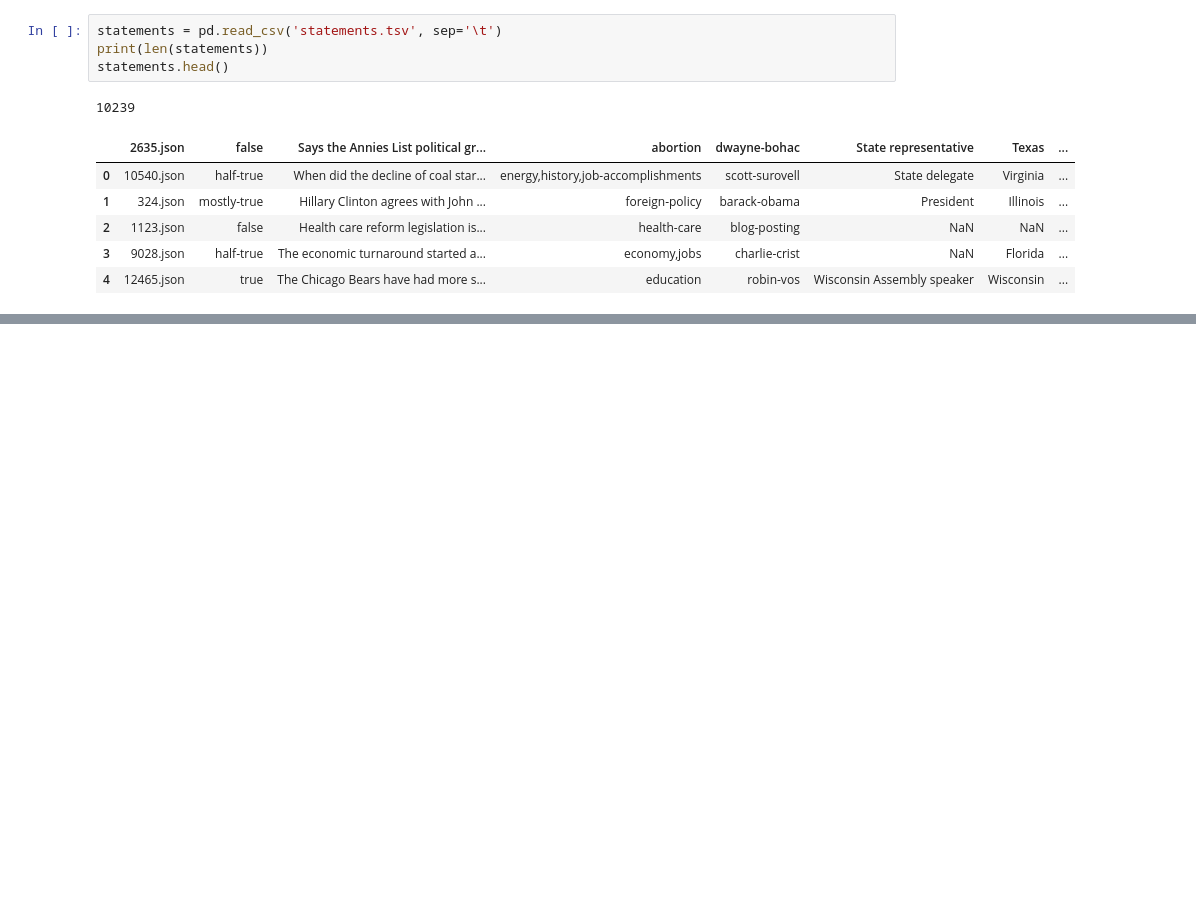
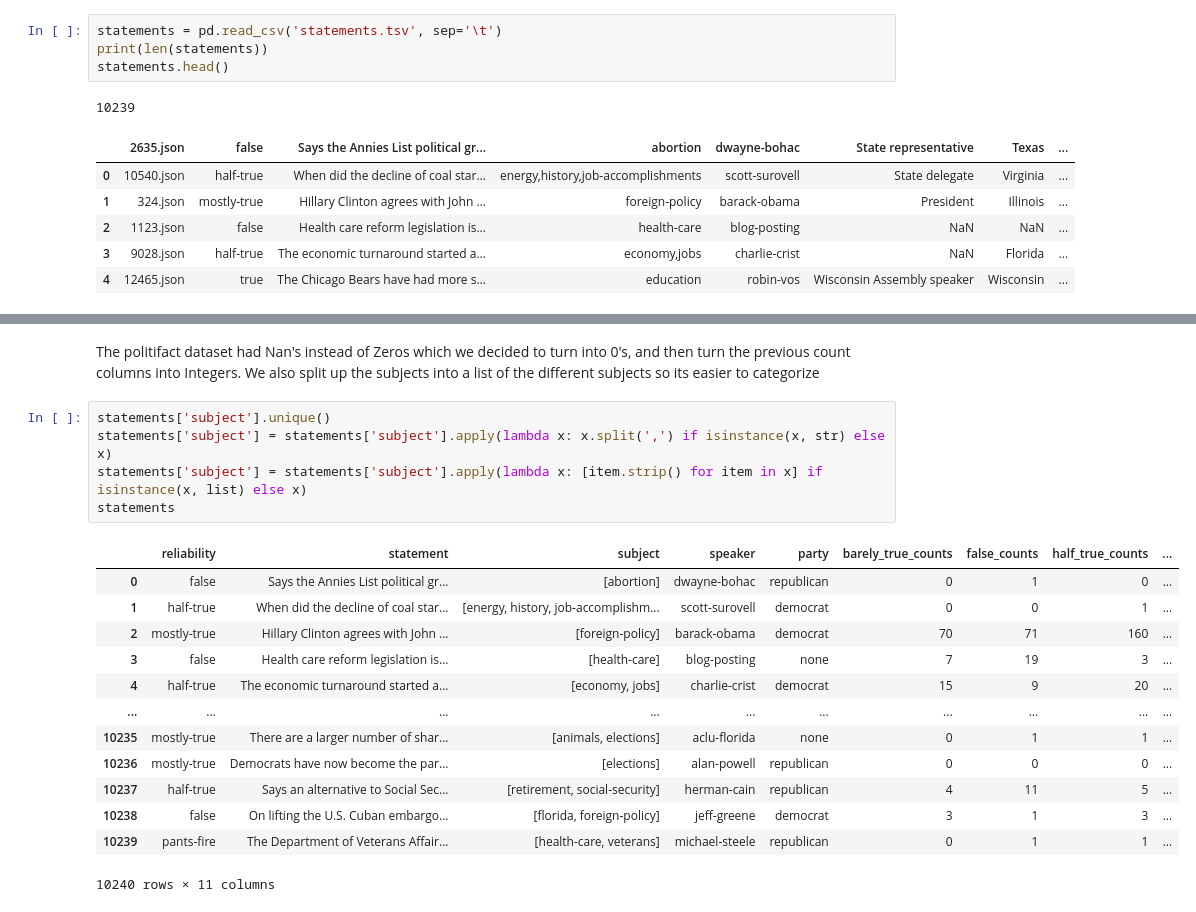
Before and after one commit to namanNagelia/cmsc320_finalProject, a Jupyter notebook: project.ipynb, the cells around one changed output, grey strips where cells are left out. Cells and saved outputs as stored; diff of their text form; blank space fills up the shorter version.

```diff
--- a/project.ipynb
+++ b/project.ipynb
@@ -70,0 +72,21 @@ display(statements.head())
+# %% [markdown]
+The politifact dataset had Nan's instead of Zeros which we decided to turn into 0's, and then turn the previous count columns into Integers. We also split up the subjects into a list of the different subjects so its easier to categorize
+# %%
+statements['subject'].unique()
+statements['subject'] = statements['subject'].apply(lambda x: x.split(',') if isinstance(x, str) else x)
+statements['subject'] = statements['subject'].apply(lambda x: [item.strip() for item in x] if isinstance(x, list) else x)
+statements
+# %% [output]
+|  | reliability | statement | subject | speaker | party | barely_true_counts | false_counts | half_true_counts | ... |
+| 0 | false | Says the Annies List political gr... | [abortion] | dwayne-bohac | republican | 0 | 1 | 0 | ... |
+| 1 | half-true | When did the decline of coal star... | [energy, history, job-accomplishm... | scott-surovell | democrat | 0 | 0 | 1 | ... |
+| 2 | mostly-true | Hillary Clinton agrees with John ... | [foreign-policy] | barack-obama | democrat | 70 | 71 | 160 | ... |
+| 3 | false | Health care reform legislation is... | [health-care] | blog-posting | none | 7 | 19 | 3 | ... |
+| 4 | half-true | The economic turnaround started a... | [economy, jobs] | charlie-crist | democrat | 15 | 9 | 20 | ... |
+| ... | ... | ... | ... | ... | ... | ... | ... | ... | ... |
+| 10235 | mostly-true | There are a larger number of shar... | [animals, elections] | aclu-florida | none | 0 | 1 | 1 | ... |
+| 10236 | mostly-true | Democrats have now become the par... | [elections] | alan-powell | republican | 0 | 0 | 0 | ... |
+| 10237 | half-true | Says an alternative to Social Sec... | [retirement, social-security] | herman-cain | republican | 4 | 11 | 5 | ... |
+| 10238 | false | On lifting the U.S. Cuban embargo... | [florida, foreign-policy] | jeff-greene | democrat | 3 | 1 | 3 | ... |
+| 10239 | pants-fire | The Department of Veterans Affair... | [health-care, veterans] | michael-steele | republican | 0 | 1 | 1 | ... |
+10240 rows × 11 columns
```
Also changed, not shown: parts of 5 cells of this notebook.
